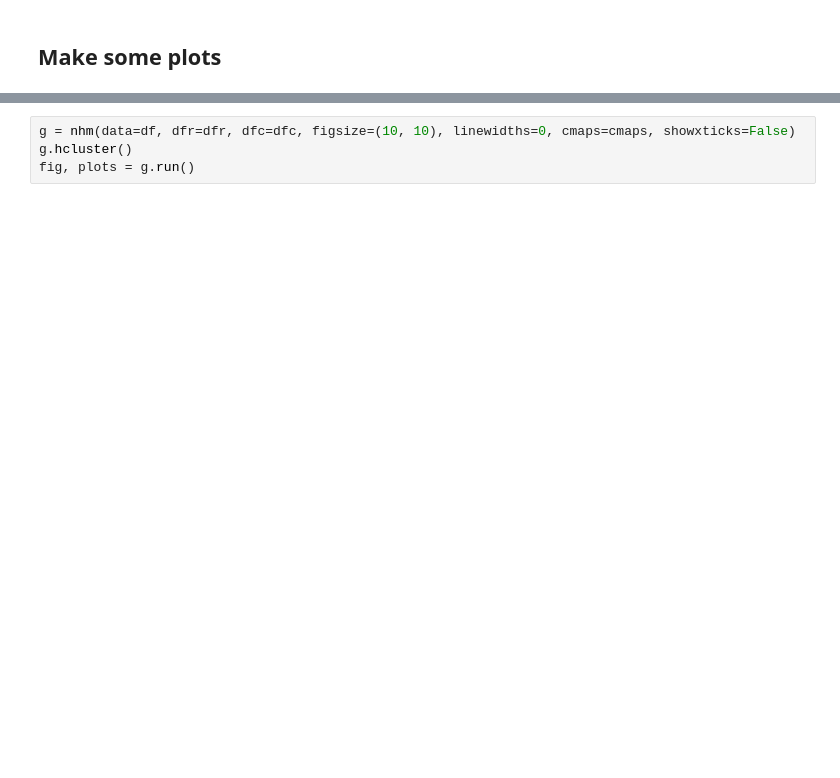
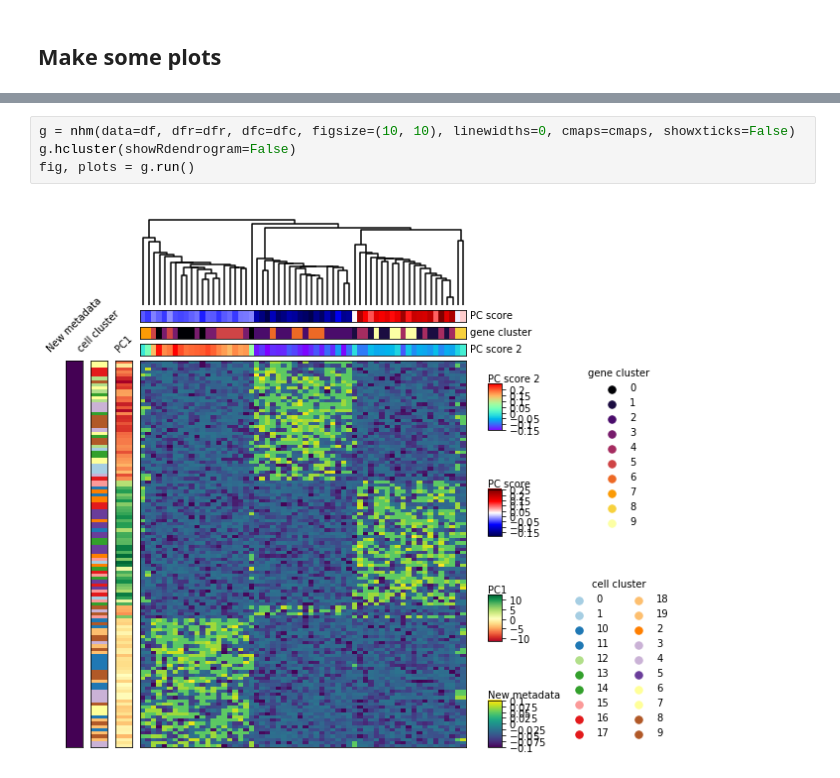
Before and after one commit to xuesoso/nheatmap, a Jupyter notebook: tutorial.ipynb, the cells around one changed output, grey strips where cells are left out. Drawn from its saved outputs; the diff is of its cells as text; blank space fills up the shorter version.

```diff
--- a/tutorial.ipynb
+++ b/tutorial.ipynb
@@ -46,4 +78,6 @@ fig, plots = g.run()
 # %%
 g = nhm(data=df, dfr=dfr, dfc=dfc, figsize=(10, 10), linewidths=0, cmaps=cmaps, showxticks=False)
-g.hcluster()
+g.hcluster(showRdendrogram=False)
 fig, plots = g.run()
+# %% [output]
+[figure, added]
```
Also changed, not shown: parts of 7 cells of this notebook.
